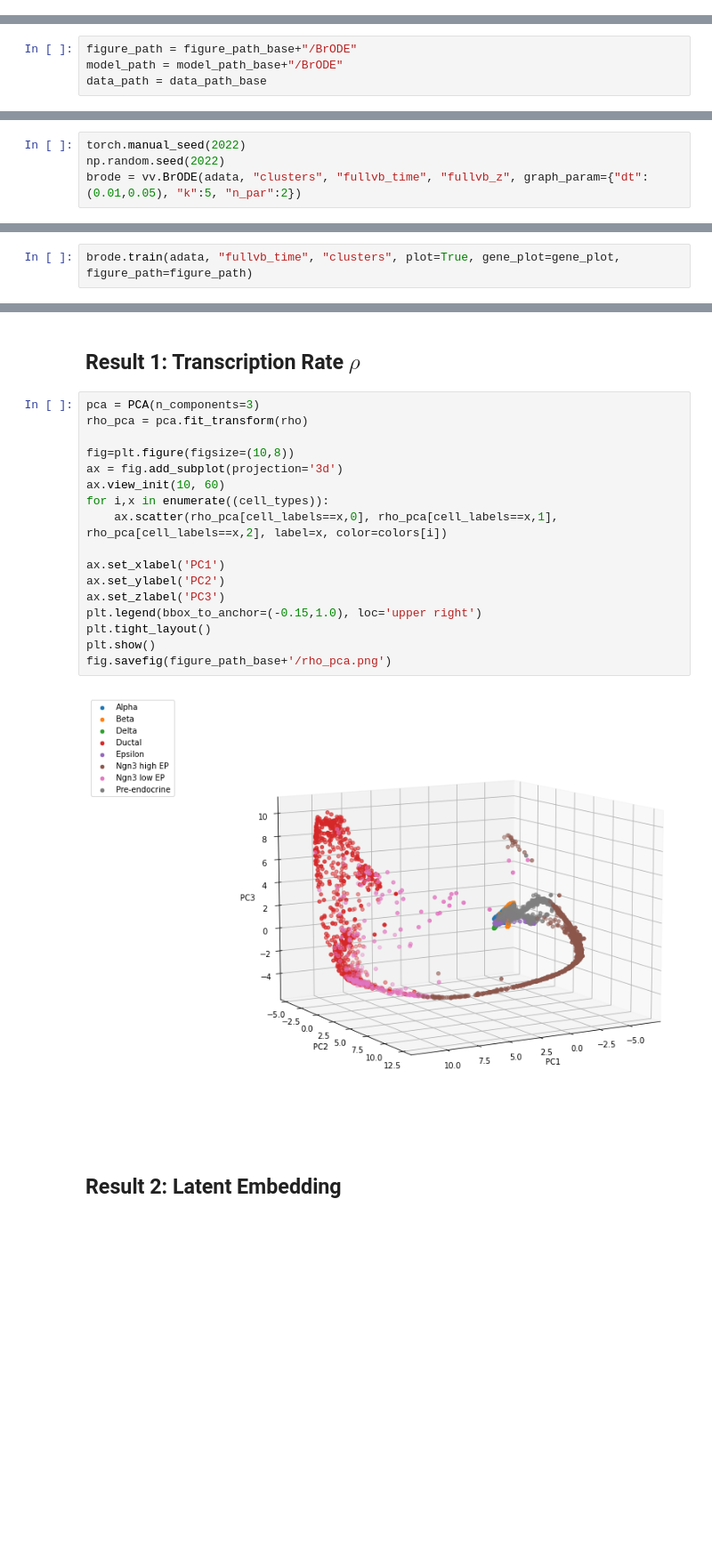
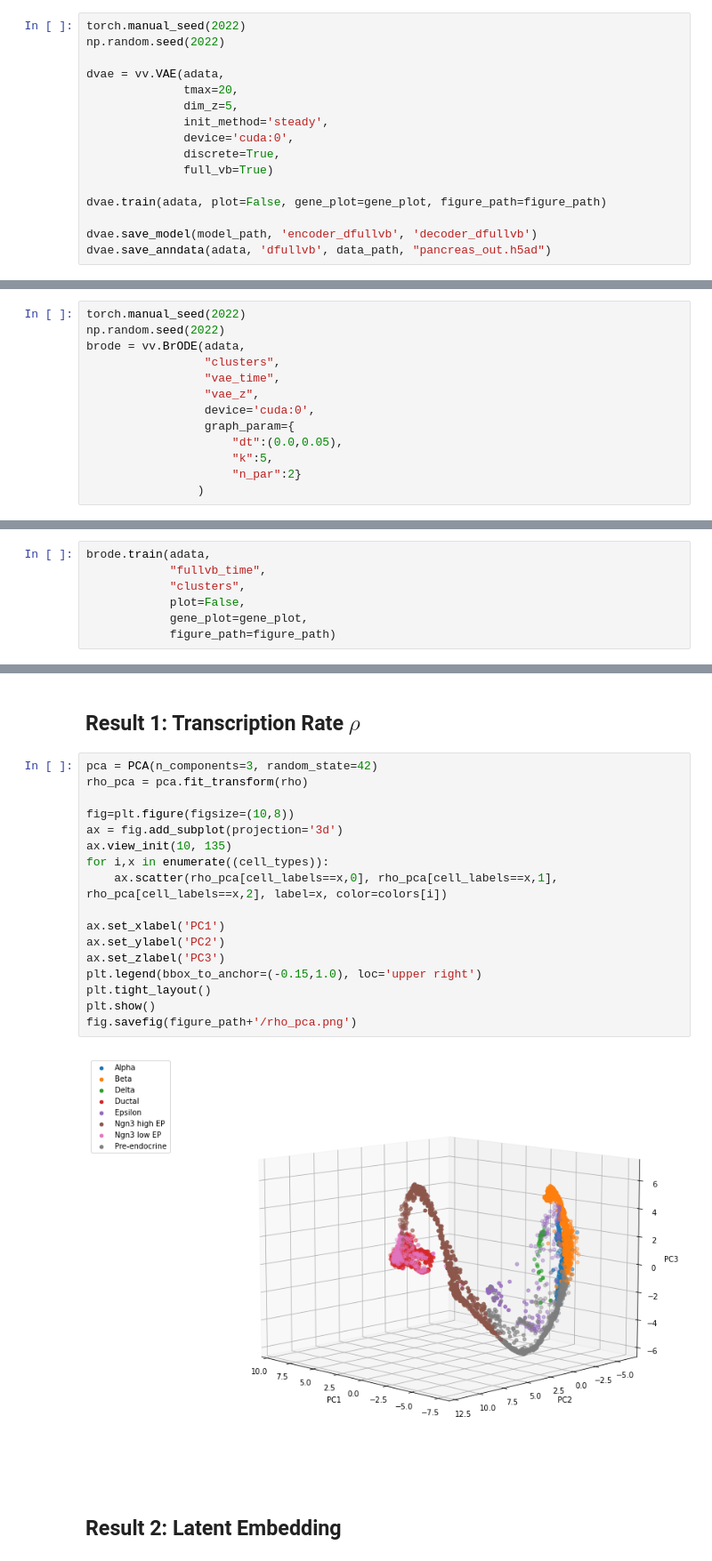
Before and after one commit to welch-lab/VeloVAE, a Jupyter notebook: notebooks/paper_notebooks/velovae_example.ipynb, the cells around one changed output, grey strips where cells are left out. Shown at 89% size. Saved outputs shown, nothing was run; the diff lists cells and outputs as text; blank space fills up the shorter version.

```diff
--- a/notebooks/paper_notebooks/velovae_example.ipynb
+++ b/notebooks/paper_notebooks/velovae_example.ipynb
@@ -272,0 +490,16 @@ full_vb.save_anndata(adata, 'fullvb', data_path, file_name="pancreas_out.h5ad")
+# %%
+torch.manual_seed(2022)
+np.random.seed(2022)
+
+dvae = vv.VAE(adata,
+              tmax=20,
+              dim_z=5,
+              init_method='steady',
+              device='cuda:0',
+              discrete=True,
+              full_vb=True)
+
+dvae.train(adata, plot=False, gene_plot=gene_plot, figure_path=figure_path)
+
+dvae.save_model(model_path, 'encoder_dfullvb', 'decoder_dfullvb')
+dvae.save_anndata(adata, 'dfullvb', data_path, "pancreas_out.h5ad")
@@ -279,5 +572 @@ We store the figures in "figure_path", model parameters in "model_path" and upda
-# %%
-figure_path = figure_path_base+"/BrODE"
-model_path = model_path_base+"/BrODE"
-data_path = data_path_base
 # %% [markdown]
@@ -294,7 +583,16 @@ To create a Branching ODE object, we need to pass the following arguments:<br>
 # %%
 torch.manual_seed(2022)
 np.random.seed(2022)
-brode = vv.BrODE(adata, "clusters", "fullvb_time", "fullvb_z", graph_param={"dt":(0.01,0.05), "k":5, "n_par":2})
+brode = vv.BrODE(adata,
+                 "clusters",
+                 "vae_time",
+                 "vae_z",
+                 device='cuda:0',
+                 graph_param={
+                     "dt":(0.0,0.05),
+                     "k":5,
+                     "n_par":2}
+                )
 # %% [output]
 Graph Partition
 Number of partitions:  1
@@ -304,7 +605,12 @@ Initialization using type-specific dynamical model.
 # %% [markdown]
 ## Step 3: Mini-batch Training
 # %%
-brode.train(adata, "fullvb_time", "clusters", plot=True, gene_plot=gene_plot, figure_path=figure_path)
+brode.train(adata,
+            "fullvb_time",
+            "clusters",
+            plot=False,
+            gene_plot=gene_plot,
+            figure_path=figure_path)
 # %% [output]
 ------------------------ Train a Branching ODE ------------------------
                Alpha  Beta  Delta  Ductal  Epsilon  Ngn3 high EP  Ngn3 low EP  Pre-endocrine
@@ -411,24 +805,24 @@ colors = vv.plotting.get_colors(len(cell_types))
 # %% [markdown]
 ## Result 1: Transcription Rate $\rho$
 # %%
-pca = PCA(n_components=3)
+pca = PCA(n_components=3, random_state=42)
 rho_pca = pca.fit_transform(rho)
 
 fig=plt.figure(figsize=(10,8))
 ax = fig.add_subplot(projection='3d')
-ax.view_init(10, 60)
+ax.view_init(10, 135)
 for i,x in enumerate((cell_types)):
     ax.scatter(rho_pca[cell_labels==x,0], rho_pca[cell_labels==x,1], rho_pca[cell_labels==x,2], label=x, color=colors[i])
 
 ax.set_xlabel('PC1')
 ax.set_ylabel('PC2')
 ax.set_zlabel('PC3')
 plt.legend(bbox_to_anchor=(-0.15,1.0), loc='upper right')
 plt.tight_layout()
 plt.show()
-fig.savefig(figure_path_base+'/rho_pca.png')
+fig.savefig(figure_path+'/rho_pca.png')
 # %% [output]
-[figure, old version]
+[figure, new version]
 # %% [markdown]
 ## Result 2: Latent Embedding
 # %%
```
Also changed, not shown: parts of 54 cells of this notebook.
